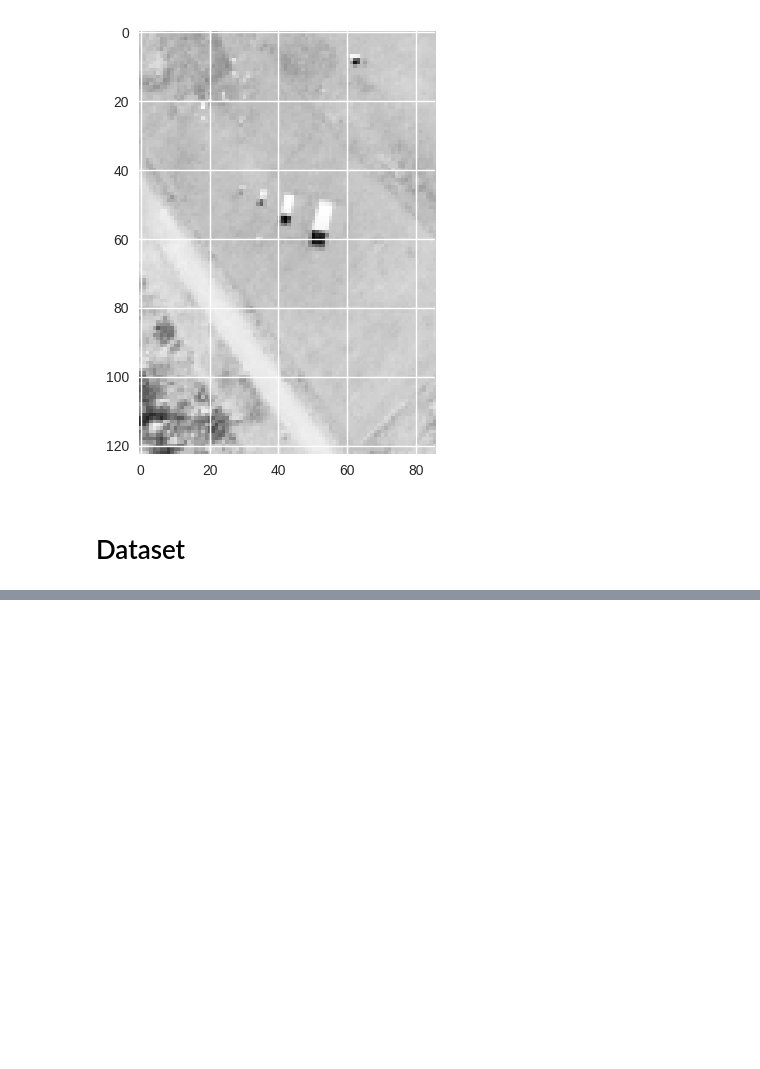
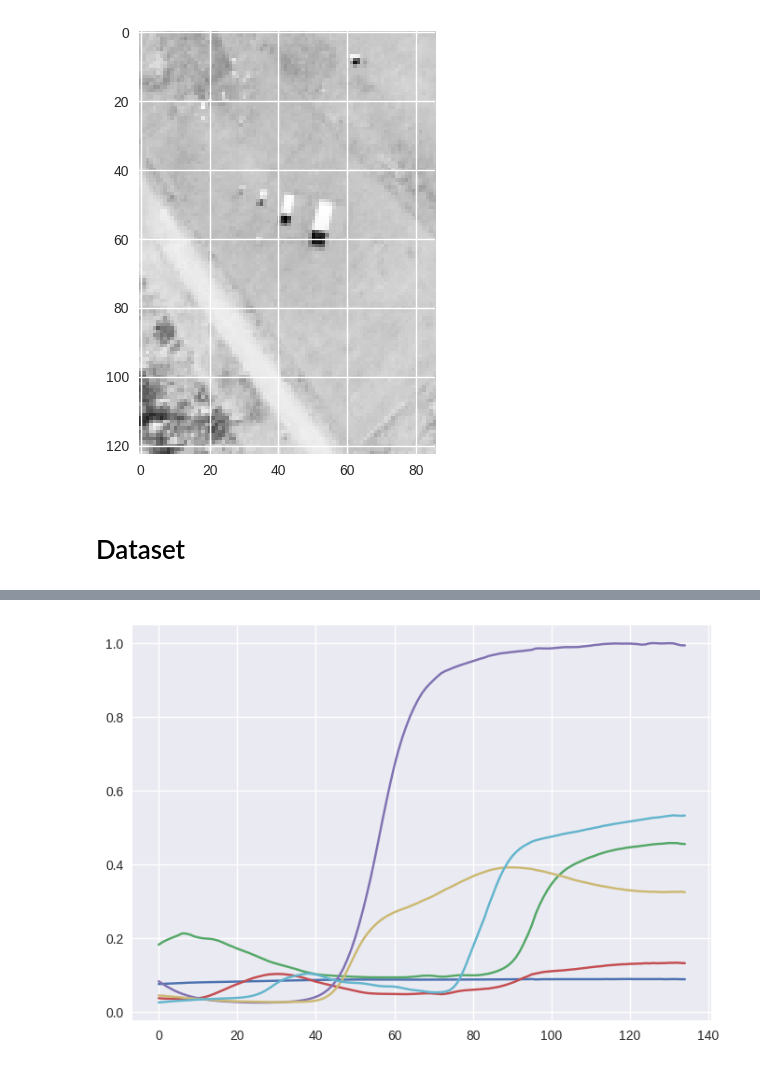
Before and after one commit to SolidusAbi/CLHU, a Jupyter notebook: notebooks/DLR_HySU.ipynb, the cells around one changed output, grey strips where cells are left out. Cells and saved outputs as stored; diff of their text form; code cells hidden in the pictures; blank space fills up the shorter version.

```diff
--- a/notebooks/DLR_HySU.ipynb
+++ b/notebooks/DLR_HySU.ipynb
@@ -486,0 +538,5 @@ TypeError: HSIDataset.preprocessing() missing 1 required positional argument: 'm
+# %%
+plt.plot(dataset.endmembers().T)
+plt.show()
+# %% [output]
+[figure, added]
```
Also changed, not shown: parts of 6 cells of this notebook, 1 other file.
